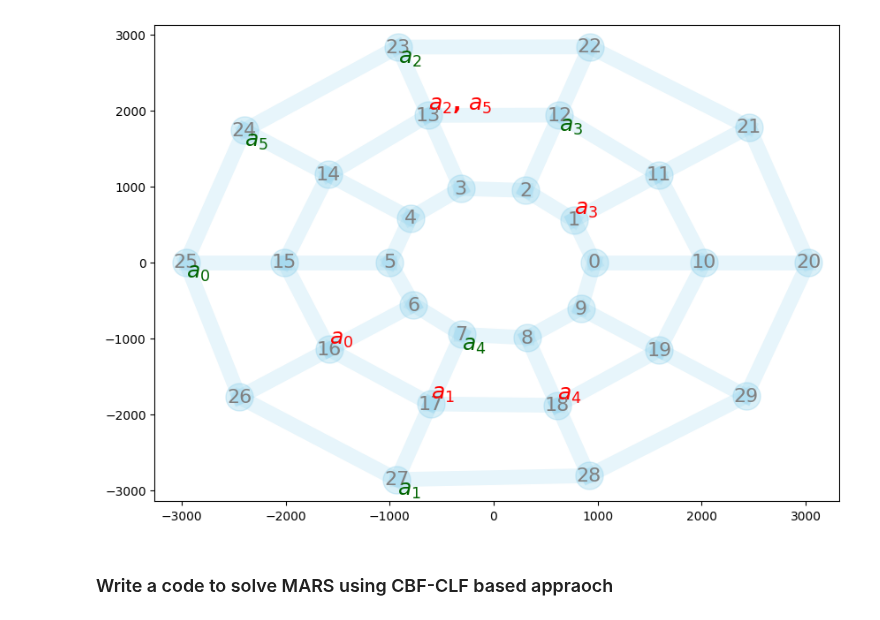
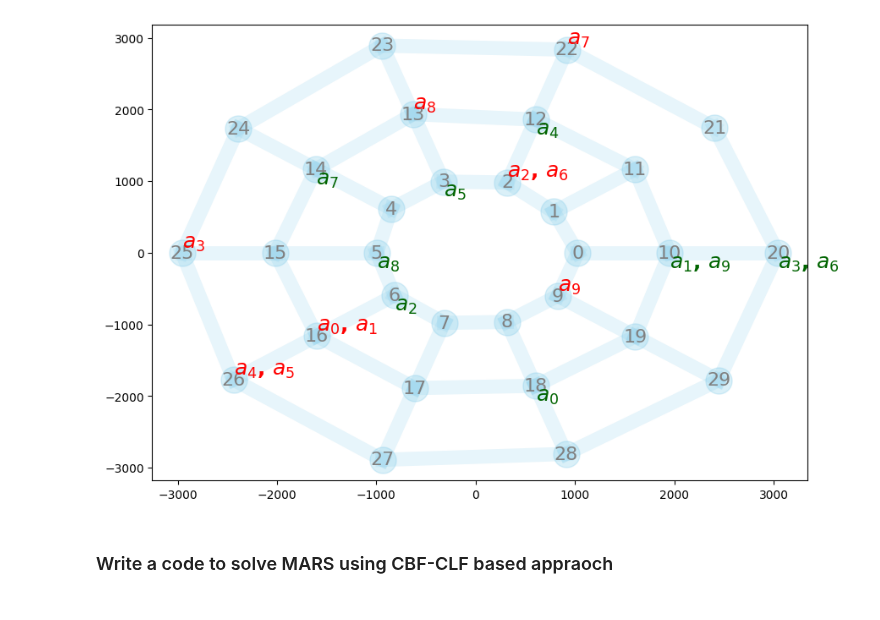
Before and after one commit to dt-1729/ULI_NASA, a Jupyter notebook: UTM_scheduling_and_routing/main.ipynb, the cells around one changed output. Saved outputs shown, nothing was run; the diff lists cells and outputs as text; code cells hidden in the pictures.

```diff
--- a/UTM_scheduling_and_routing/main.ipynb
+++ b/UTM_scheduling_and_routing/main.ipynb
@@ -16,7 +16,7 @@ importlib.reload(supporting_functions)
 
 # generate waypoints and the adjacency matrix
 n_waypoints = 30
-n_agents = 6
+n_agents = 10
 tolArray = np.random.uniform(10.0, 10.0, n_waypoints)
 
 # Grid network parameters
@@ -56,35 +56,35 @@ ca_cbf_lin = {
 # cost mode options
 cost_mode = 'sum' # 'slowest'
 lm = 1 # for slowest
 
 # create a mars environment
 mars = createEnv.MARS(
     n_waypoints,
     n_agents,
     tolArray,
     ring_params,
-    seed=11,
+    seed=13,
     offset_energy=1,
     stagewiseCostCoeffs=np.array([1.0, 100.0, 1.0]),
     selfHop=0,
     ca_cbf=ca_cbf_lin,
     cost_mode=cost_mode,
     lm = lm,
     filter_wp_thresh=1e-10,
     printFlag=False)
 
 # mars visualization
 cmap = plt.get_cmap('tab20')
 agent_colors = {a: cmap(i / mars.n_agents) for i, a in enumerate(range(mars.n_agents))}
 createEnv.plotNetwork(mars=mars, figuresize=(10,7), routes=[], agent_colors=agent_colors, showEdgeLength=False)
 
 # agent visualization
 # show_graph=0
 # if show_graph:
 #     for i,v in enumerate(mars.agents):
 #         v.showGraph(mars.wp_locations, mars.dist_mat, mars.mask, mars.sched_mat[i,:], figuresize=(10,5), showEdgeTimeLim=True)
 # %% [output]
-[figure, old version]
+[figure, new version]
 # %% [markdown]
 ### Write a code to solve MARS using CBF-CLF based appraoch
 # %%
```
Also changed, not shown: parts of 3 cells of this notebook, 1 other file.
